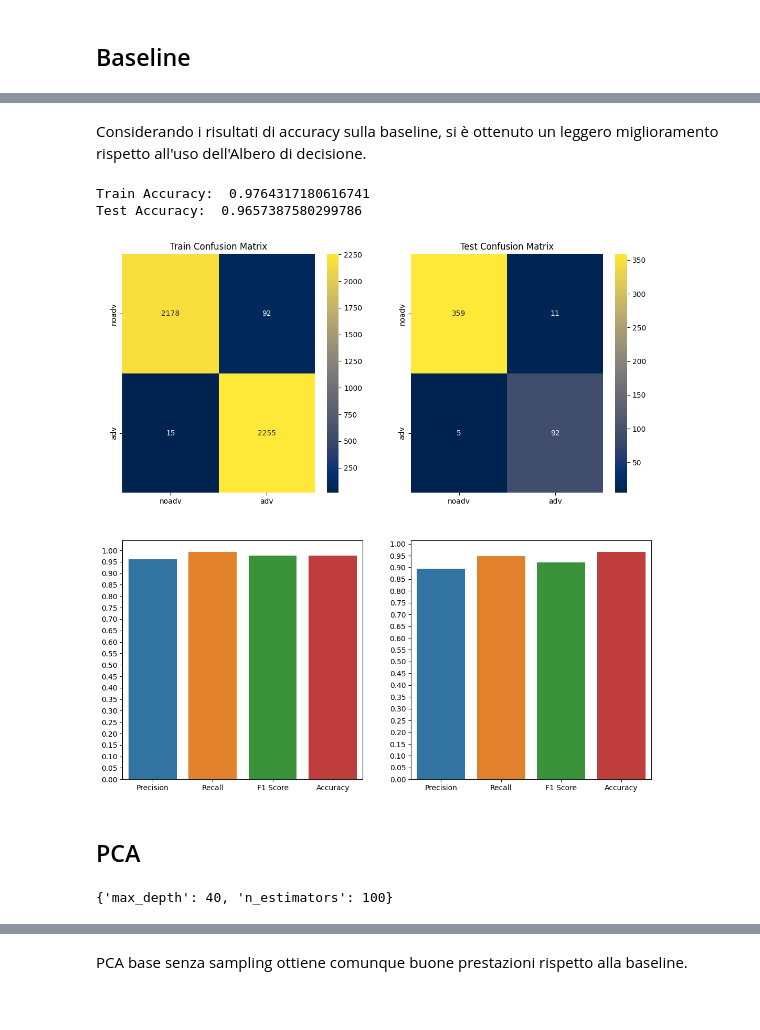
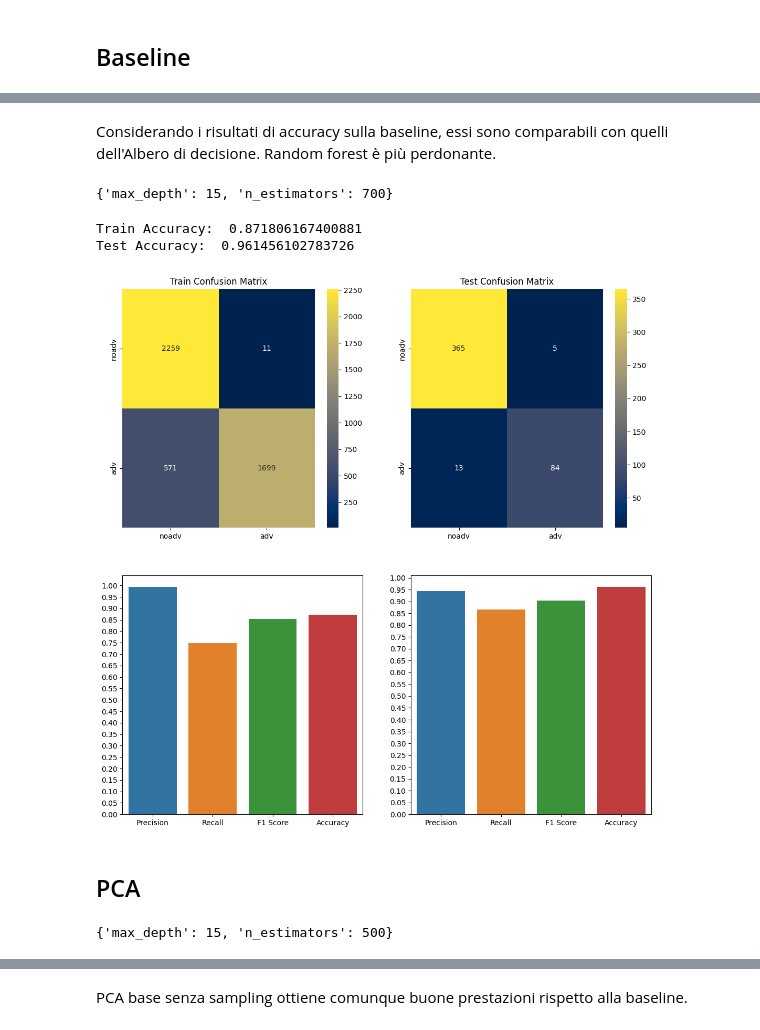
Before and after one commit to wredan/fad-project, a Jupyter notebook: notebook.ipynb, the cells around one changed output, grey strips where cells are left out. Cells and saved outputs as stored; diff of their text form; code cells hidden in the pictures.

Commit message:
feat: see comments
- random forest given lowest max depth
- set manhattan distance for k-NN and k-Medoids

```diff
--- a/notebook.ipynb
+++ b/notebook.ipynb
@@ -1288,19 +1288,27 @@ Test Accuracy:  0.974304068522484
 # %% [markdown]
-Considerando i risultati di accuracy sulla baseline, si è ottenuto un leggero miglioramento rispetto all'uso dell'Albero di decisione.
+Considerando i risultati di accuracy sulla baseline, essi sono comparabili con quelli dell'Albero di decisione. Random forest è più perdonante.
+# %%
+params_grid = { 'n_estimators': [200,300,500,600,700,800,1000], #numero di alberi
+                'max_depth': [2,5,10,15]}
+gr_rf = GridSearchCV(RandomForestClassifier(), params_grid)
+gr_rf.fit(train_set_reduced_oversampled.drop('Class',axis=1), train_set_reduced_oversampled['Class'])
+gr_rf.best_params_
+# %% [output]
+{'max_depth': 15, 'n_estimators': 700}
 # %%
-rf_oversampled = train_random_forest(train_set_reduced_oversampled, test_set_reduced, plot=True, n_estimators=700, max_depth=50)
+rf_oversampled = train_random_forest(train_set_reduced_oversampled, test_set_reduced, plot=True, n_estimators=700, max_depth=15)
 # %% [output]
-Train Accuracy:  0.9764317180616741
-Test Accuracy:  0.9657387580299786
+Train Accuracy:  0.871806167400881
+Test Accuracy:  0.961456102783726
-[figure, old version]
+[figure, new version]
 # %% [markdown]
 ## PCA <a id="pca-rf"></a>
 # %%
-params_grid = { 'n_estimators': [100,200,300,500], #numero di alberi
-                'max_depth': [15,20,30,40]}
+params_grid = { 'n_estimators': [200,300,500,600,700,800,1000], #numero di alberi
+                'max_depth': [2,5,10,15]}
 gr_rf = GridSearchCV(RandomForestClassifier(), params_grid)
 gr_rf.fit(pca_train_set.drop('Class',axis=1), pca_train_set['Class'])
 gr_rf.best_params_
 # %% [output]
-{'max_depth': 40, 'n_estimators': 100}
+{'max_depth': 15, 'n_estimators': 500}
 # %%
```
Also changed, not shown: parts of 14 cells of this notebook.
